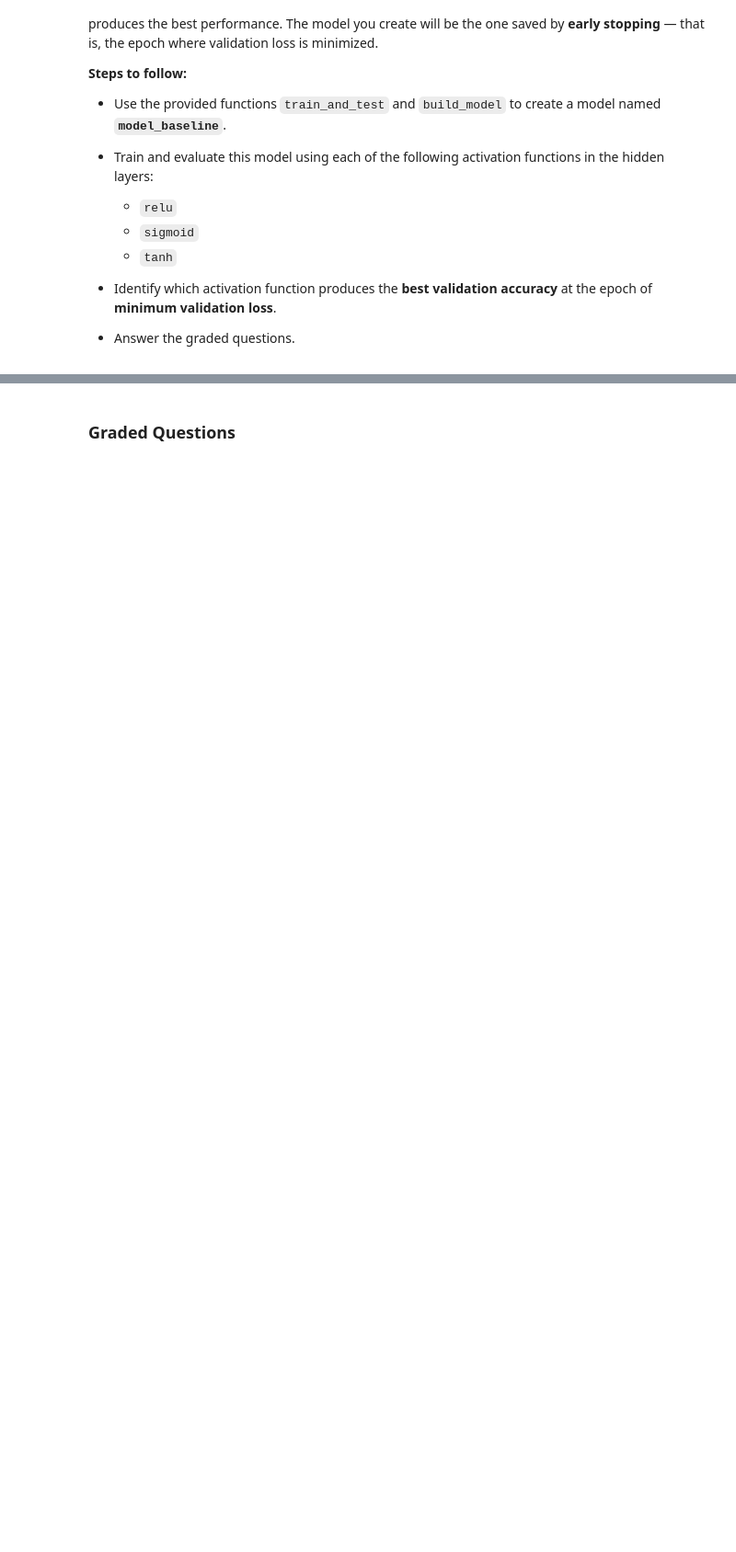
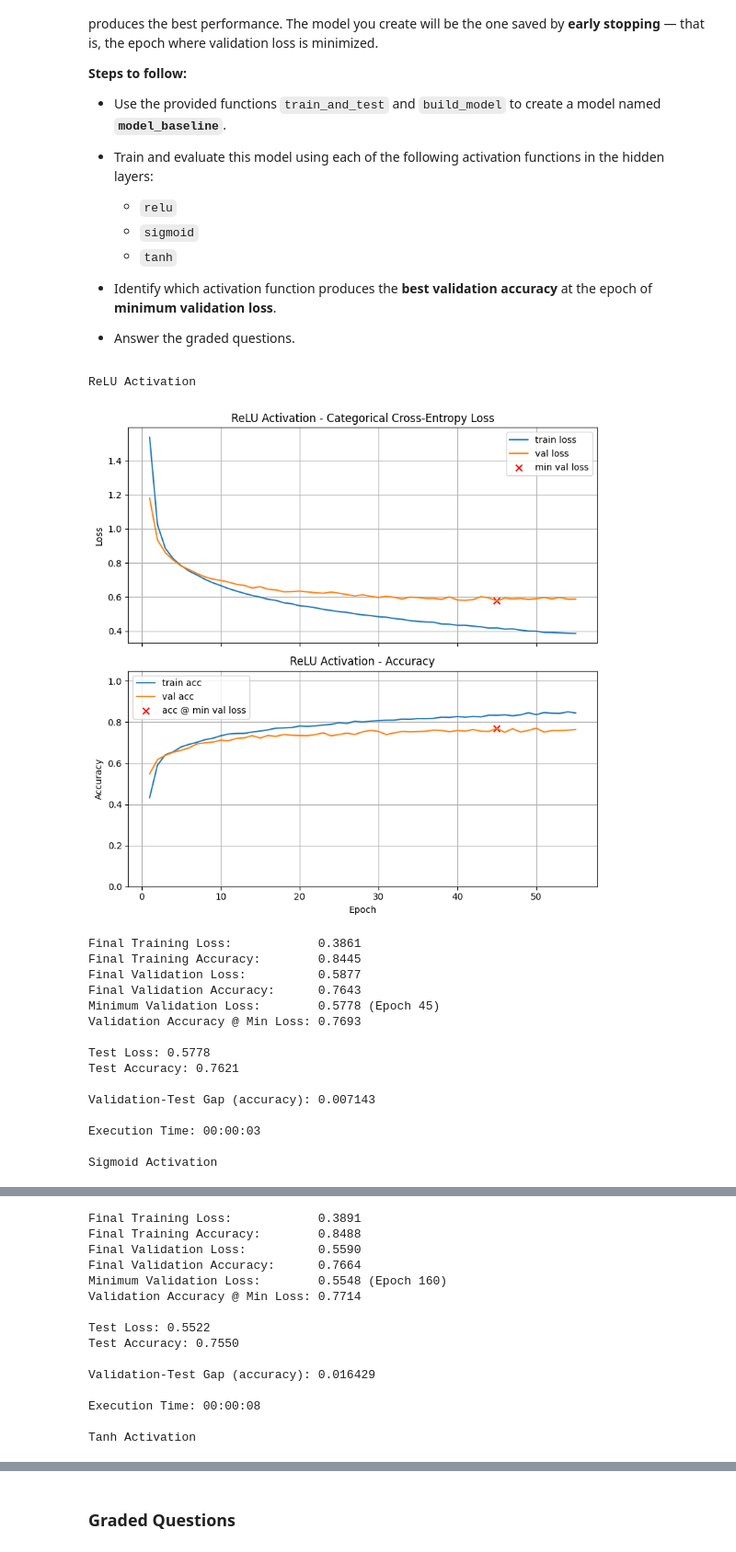
Before and after one commit to cdc18b/deeplearning, a Jupyter notebook: Homework_03.ipynb, the cells around one changed output, grey strips where cells are left out. Shown at 92% size. Drawn from its saved outputs; the diff is of its cells as text; code cells hidden in the pictures; blank space fills up the shorter version.

```diff
--- a/Homework_03.ipynb
+++ b/Homework_03.ipynb
@@ -405,0 +400,27 @@ In this problem, you will train the **baseline neural network** and investigate
+# %%
+relu_model = build_model(X_train.shape[1], [ (64,'relu',0.0,0.0), (32,'relu',0.0,0.0)], n_classes)
+relu_history = train_and_test(relu_model, title="ReLU Activation", return_history=True)
+
+sigmoid_model = build_model(X_train.shape[1], [ (64,'sigmoid',0.0,0.0), (32,'sigmoid',0.0,0.0)], n_classes)
+sigmoid_history = train_and_test(sigmoid_model, title="Sigmoid Activation", return_history=True)
+
+tanh_model = build_model(X_train.shape[1], [ (64,'tanh',0.0,0.0), (32,'tanh',0.0,0.0)], n_classes)
+tanh_history = train_and_test(tanh_model, title="Tanh Activation", return_history=True)
+# %% [output]
+ReLU Activation
+[figure, added]
+Final Training Loss:            0.3861
+Final Training Accuracy:        0.8445
+Final Validation Loss:          0.5877
+Final Validation Accuracy:      0.7643
+Minimum Validation Loss:        0.5778 (Epoch 45)
+Validation Accuracy @ Min Loss: 0.7693
+
+Test Loss: 0.5778
+Test Accuracy: 0.7621
+
+Validation-Test Gap (accuracy): 0.007143
+
+Execution Time: 00:00:03
+
+Sigmoid Activation
@@ -405,0 +428,15 @@ In this problem, you will train the **baseline neural network** and investigate
+Final Training Loss:            0.3891
+Final Training Accuracy:        0.8488
+Final Validation Loss:          0.5590
+Final Validation Accuracy:      0.7664
+Minimum Validation Loss:        0.5548 (Epoch 160)
+Validation Accuracy @ Min Loss: 0.7714
+
+Test Loss: 0.5522
+Test Accuracy: 0.7550
+
+Validation-Test Gap (accuracy): 0.016429
+
+Execution Time: 00:00:08
+
+Tanh Activation
```
Also changed, not shown: parts of 32 cells of this notebook.
